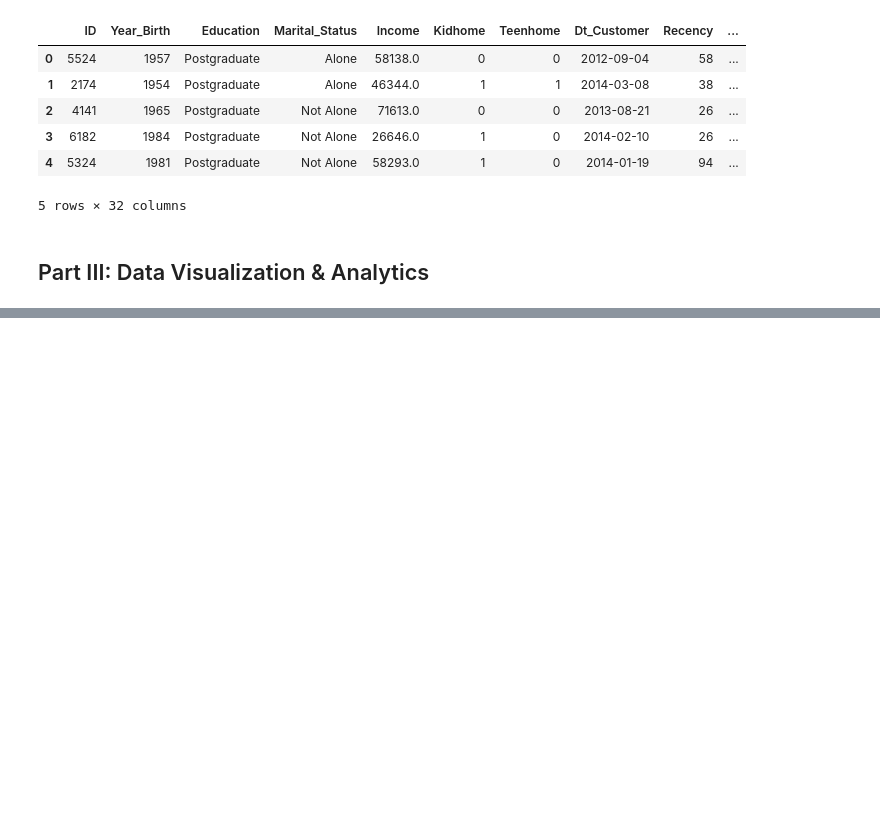
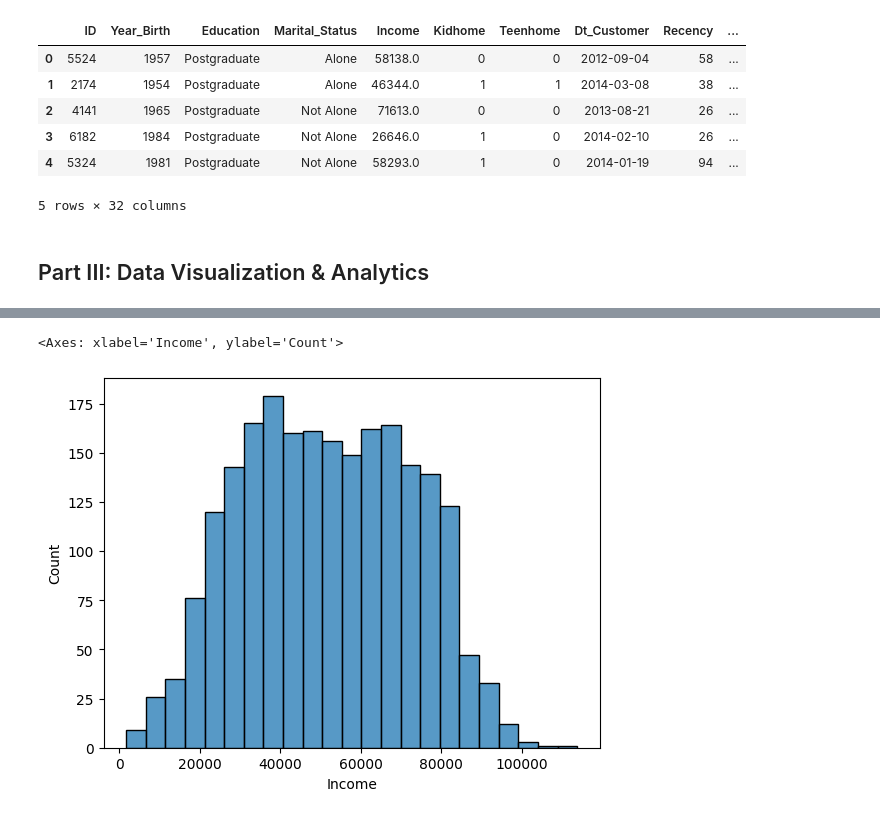
Before and after one commit to sudhanshrestha/final_project_big_data_prog, a Jupyter notebook: FinalProject.ipynb, the cells around one changed output, grey strips where cells are left out. Drawn from its saved outputs; the diff is of its cells as text; code cells hidden in the pictures; blank space fills up the shorter version.

```diff
--- a/FinalProject.ipynb
+++ b/FinalProject.ipynb
@@ -495,0 +555,7 @@ dfm[dfm['Has_Complaint'] == 'No complaint'].head()
+# %%
+# histogram for income of customers
+
+sns.histplot(df_customer_profile['Income'])
+# %% [output]
+<Axes: xlabel='Income', ylabel='Count'>
+[figure, added]
```
Also changed, not shown: parts of 13 cells of this notebook.
